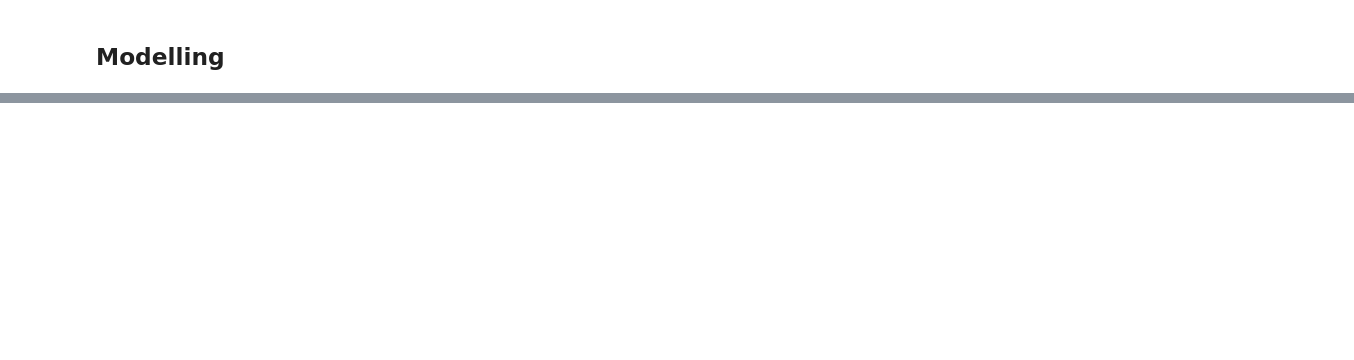
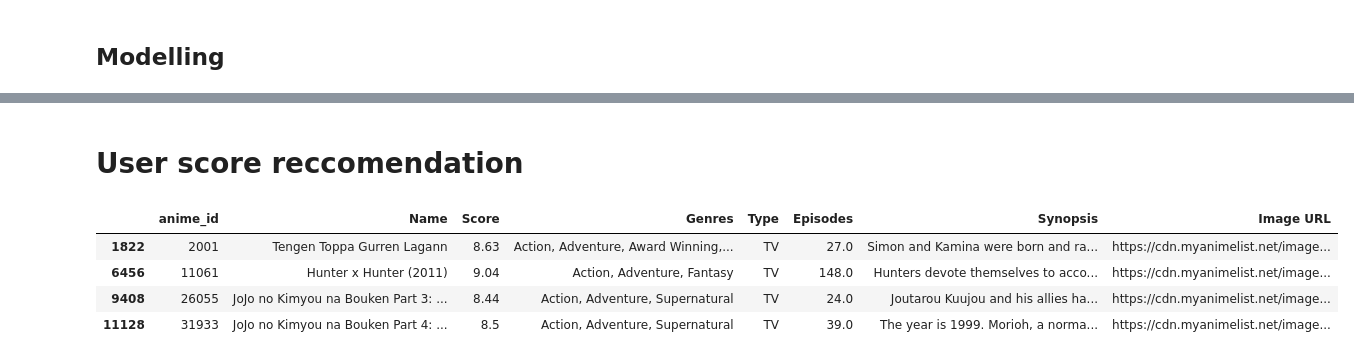
Before and after one commit to gerraldanantasa/anime-recommendation-app, a Jupyter notebook: anime-recc.ipynb, the cells around one changed output, grey strips where cells are left out. Drawn from its saved outputs; the diff is of its cells as text; code cells hidden in the pictures; blank space fills up the shorter version.

```diff
--- a/anime-recc.ipynb
+++ b/anime-recc.ipynb
@@ -220,0 +217,19 @@ df_final.head(20)
+# %% [markdown]
+# User score reccomendation
+# %%
+user_anime_data = {
+    'anime_id': [26055, 11061, 2001, 31933],  # Example anime IDs
+    'Score': [8, 9, 7, 6]  # Example ratings given by the user
+}
+
+
+# Convert the dictionary to a DataFrame
+user_anime_df = df[df['anime_id'].isin([26055, 11061, 2001, 31933])]
+user_genre_matrix = genre_type_df[genre_type_df['anime_id'].isin([26055, 11061, 2001, 31933])].set_index('anime_id')
+user_anime_df
+# %% [output]
+|  | anime_id | Name | Score | Genres | Type | Episodes | Synopsis | Image URL |
+| 1822 | 2001 | Tengen Toppa Gurren Lagann | 8.63 | Action, Adventure, Award Winning,... | TV | 27.0 | Simon and Kamina were born and ra... | https://cdn.myanimelist.net/image... |
+| 6456 | 11061 | Hunter x Hunter (2011) | 9.04 | Action, Adventure, Fantasy | TV | 148.0 | Hunters devote themselves to acco... | https://cdn.myanimelist.net/image... |
+| 9408 | 26055 | JoJo no Kimyou na Bouken Part 3: ... | 8.44 | Action, Adventure, Supernatural | TV | 24.0 | Joutarou Kuujou and his allies ha... | https://cdn.myanimelist.net/image... |
+| 11128 | 31933 | JoJo no Kimyou na Bouken Part 4: ... | 8.5 | Action, Adventure, Supernatural | TV | 39.0 | The year is 1999. Morioh, a norma... | https://cdn.myanimelist.net/image... |
```
Also changed, not shown: parts of 12 cells of this notebook, 1 other file.
